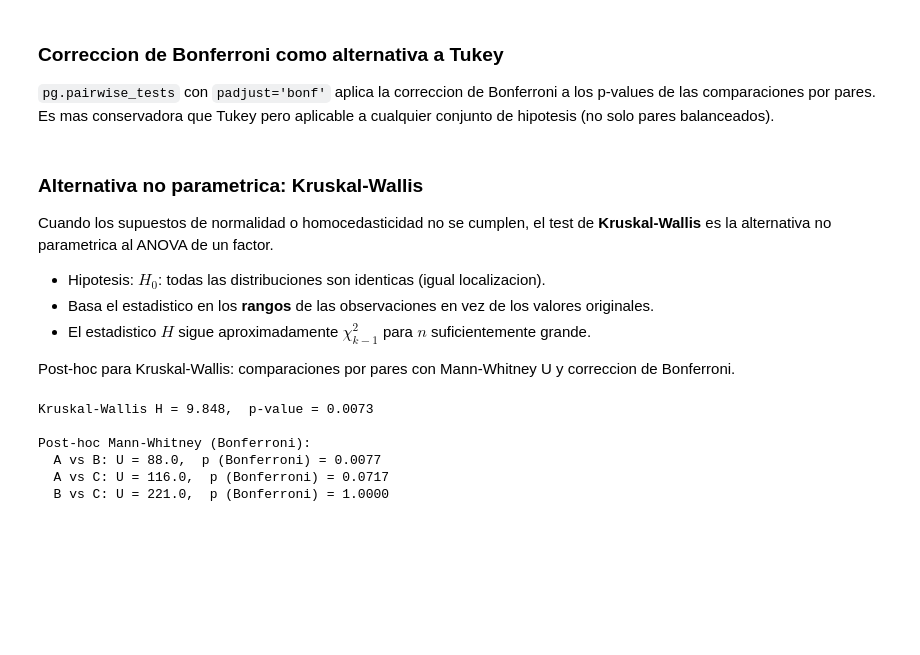
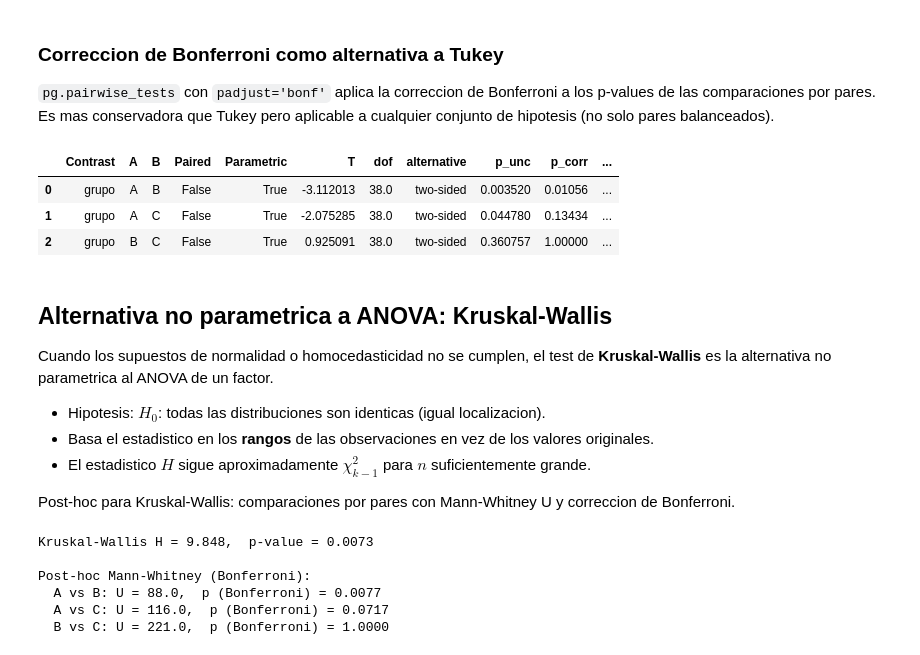
Before and after one commit to SysBioengLab/IIQ3402-Statistical-Design, a Jupyter notebook: book/chapters/07_tests_hipotesis_multiples_muestras.ipynb, the cells around one changed output. Saved outputs shown, nothing was run; the diff lists cells and outputs as text; code cells hidden in the pictures; blank space fills up the shorter version.

```diff
--- a/book/chapters/07_tests_hipotesis_multiples_muestras.ipynb
+++ b/book/chapters/07_tests_hipotesis_multiples_muestras.ipynb
@@ -840,13 +857,16 @@ display(posthoc)
 a los p-values de las comparaciones por pares. Es mas conservadora que Tukey
 pero aplicable a cualquier conjunto de hipotesis (no solo pares balanceados).
 # %%
-import pingouin as pg
-
 bonf = pg.pairwise_tests(data=data_long, dv='valor', between='grupo',
                          padjust='bonf', alpha=0.05)
-display(bonf[['A', 'B', 'T', 'dof', 'p-unc', 'p-corr', 'p-adjust']])
+display(bonf)
+# %% [output]
+|  | Contrast | A | B | Paired | Parametric | T | dof | alternative | p_unc | p_corr | ... |
+| 0 | grupo | A | B | False | True | -3.112013 | 38.0 | two-sided | 0.003520 | 0.01056 | ... |
+| 1 | grupo | A | C | False | True | -2.075285 | 38.0 | two-sided | 0.044780 | 0.13434 | ... |
+| 2 | grupo | B | C | False | True | 0.925091 | 38.0 | two-sided | 0.360757 | 1.00000 | ... |
 # %% [markdown]
-### Alternativa no parametrica: Kruskal-Wallis
+## Alternativa no parametrica a ANOVA: Kruskal-Wallis
 
 Cuando los supuestos de normalidad o homocedasticidad no se cumplen, el test de **Kruskal-Wallis** es la alternativa no parametrica al ANOVA de un factor.
 
```
Also changed, not shown: parts of 6 cells of this notebook, 2 other files.
